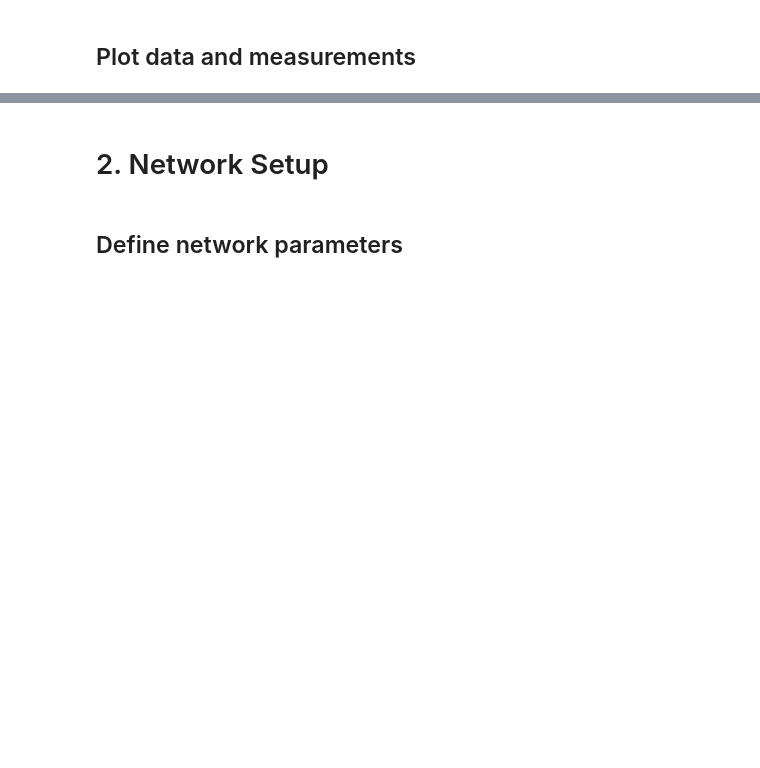
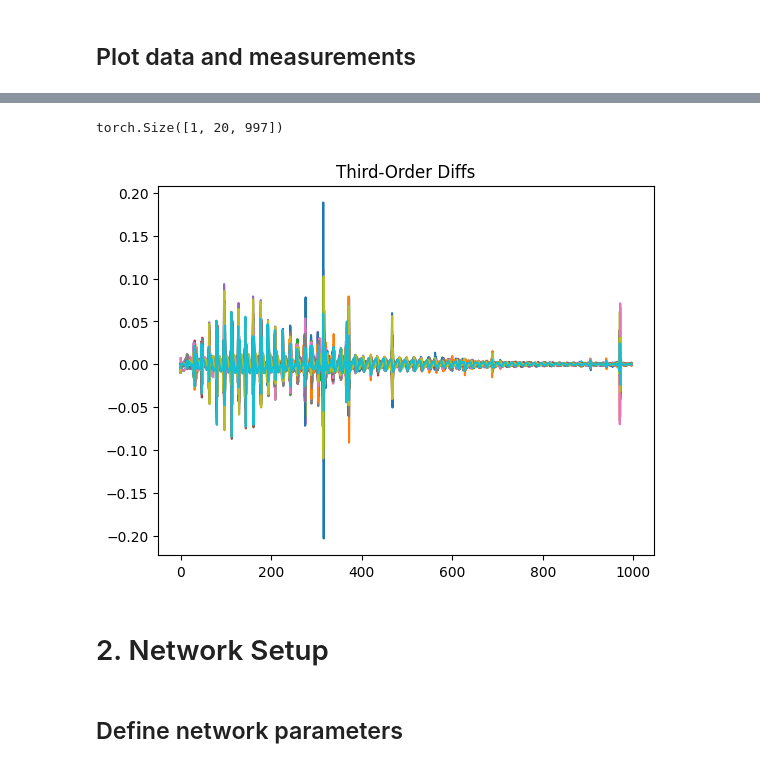
Before and after one commit to VarunGorti/CurveFitting-DIP, a Jupyter notebook: SGLD_Testing-Copy2.ipynb, the cells around one changed output, grey strips where cells are left out. Saved outputs shown, nothing was run; the diff lists cells and outputs as text; code cells hidden in the pictures; blank space fills up the shorter version.

```diff
--- a/SGLD_Testing-Copy2.ipynb
+++ b/SGLD_Testing-Copy2.ipynb
@@ -146,3 +146,27 @@ plt.show()
+# %%
+@torch.no_grad()
+def calc_diffs(x, order=1):
+    if order > 1:
+        x = calc_diffs(x, order-1)
+
+    if isinstance(x, np.ndarray):
+        return (x - np.roll(x, -1, 2))[...,:-1]
+    elif torch.is_tensor(x):
+        return (x - torch.roll(x, -1, 2))[...,:-1]
+
+x_diff_2 = calc_diffs(x, 3)
+
+print(x_diff_2.shape)
+
+plt.figure()
+for i in range(x_diff_2.shape[1]//2):
+    plt.plot(x_diff_2[0,2*i,:].squeeze().cpu(), label=str(i)+" Re")
+    plt.plot(x_diff_2[0,2*i+1,:].squeeze().cpu(), label=str(i)+" Im")
+plt.title("Third-Order Diffs")
+plt.show()
+# %% [output]
+torch.Size([1, 20, 997])
+[figure, added]
 # %% [markdown]
 # 2. Network Setup
 # %% [markdown]
```
Also changed, not shown: parts of 24 cells of this notebook, 5 other files.
